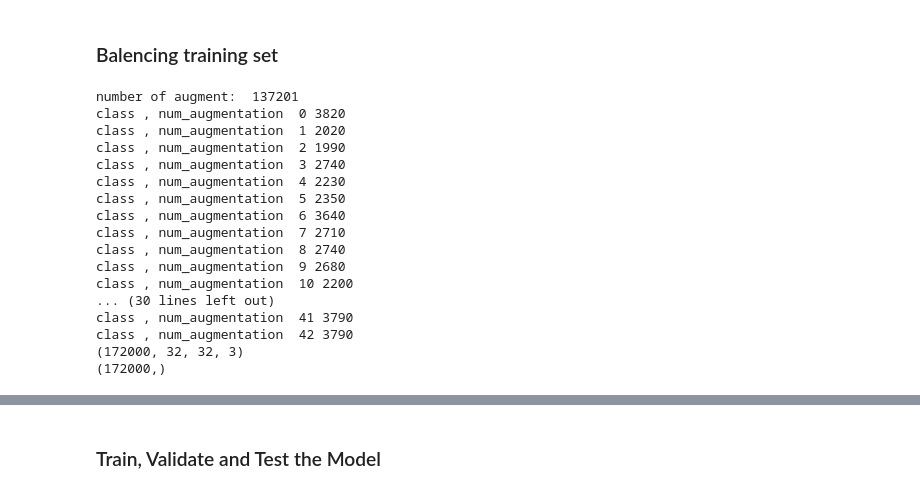
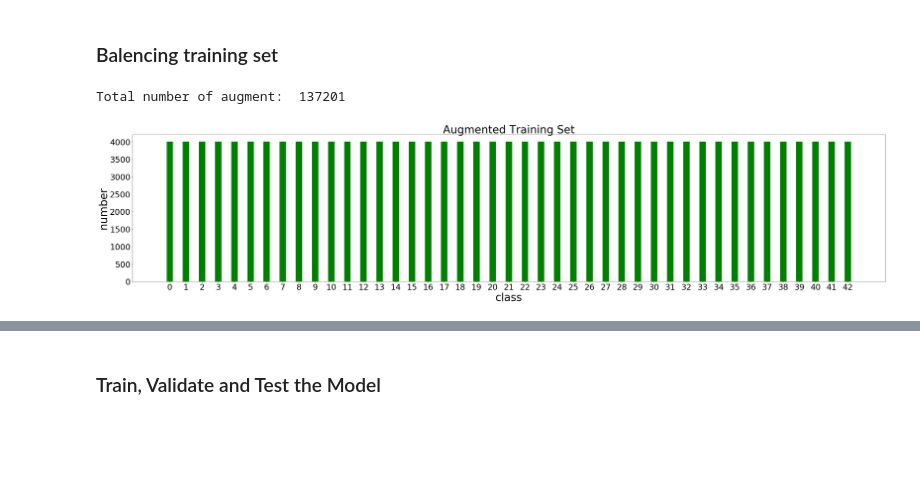
Before and after one commit to sir-siemens/carND-project2, a Jupyter notebook: Traffic_Sign_Classifier.ipynb, the cells around one changed output, grey strips where cells are left out. Cells and saved outputs as stored; diff of their text form; code cells hidden in the pictures; blank space fills up the shorter version.

```diff
--- a/Traffic_Sign_Classifier.ipynb
+++ b/Traffic_Sign_Classifier.ipynb
@@ -360,13 +338,13 @@ for i in range(n_classes):
 augment_X_train = np.zeros([total_number_of_augmentation , 32,32,3], dtype=np.uint8)
 augment_y_train = np.zeros(total_number_of_augmentation)
 
-print ('number of augment: ' ,total_number_of_augmentation )
+print ('Total number of augment: ' ,total_number_of_augmentation )
 
 augment_iterator = 0
 for i in range(n_classes):
     number_of_augmentation = total_number_pro_class - (class_index[i][1] - class_index[i][0]+1)
     if (number_of_augmentation > 0 ) :
-        print ('class , num_augmentation ', i, number_of_augmentation)
+        # print ('class , num_augmentation ', i, number_of_augmentation)
         for j in range(number_of_augmentation):
             index = random.randint(class_index[i][0], class_index[i][1])
             # conduct random transformation of the data
@@ -384,28 +362,10 @@ X_train_stack = np.append(X_train, augment_X_train, axis=0)
 y_train_stack = np.append(y_train, augment_y_train, axis=0)
 
 X_train, X_valid_tmp, y_train, y_valid_tmp = train_test_split(X_train_stack, y_train_stack, test_size=0.0, random_state=10)
-
-print (X_train.shape)
-print (y_train.shape)
-
-# visulize_random_training_data(new_X_train, new_y_train)
-# randomlize
-#X_train, X_valid_tmp, y_train, y_valid_tmp = train_test_split(new_X_train, new_y_train, test_size=0.0, random_state=42)
 # %% [output]
-number of augment:  137201
-class , num_augmentation  0 3820
-class , num_augmentation  1 2020
-class , num_augmentation  2 1990
-class , num_augmentation  3 2740
-class , num_augmentation  4 2230
-class , num_augmentation  5 2350
-class , num_augmentation  6 3640
-class , num_augmentation  7 2710
-class , num_augmentation  8 2740
-class , num_augmentation  9 2680
-class , num_augmentation  10 2200
-... (30 lines left out)
-class , num_augmentation  41 3790
-class , num_augmentation  42 3790
-(172000, 32, 32, 3)
-(172000,)
+Total number of augment:  137201
+# %%
+plt.figure(1, figsize=(50,10))
+statistics_visualization(X_train,y_train,'Augmented Training Set')
+# %% [output]
+[figure, added]
```
Also changed, not shown: parts of 39 cells of this notebook.
